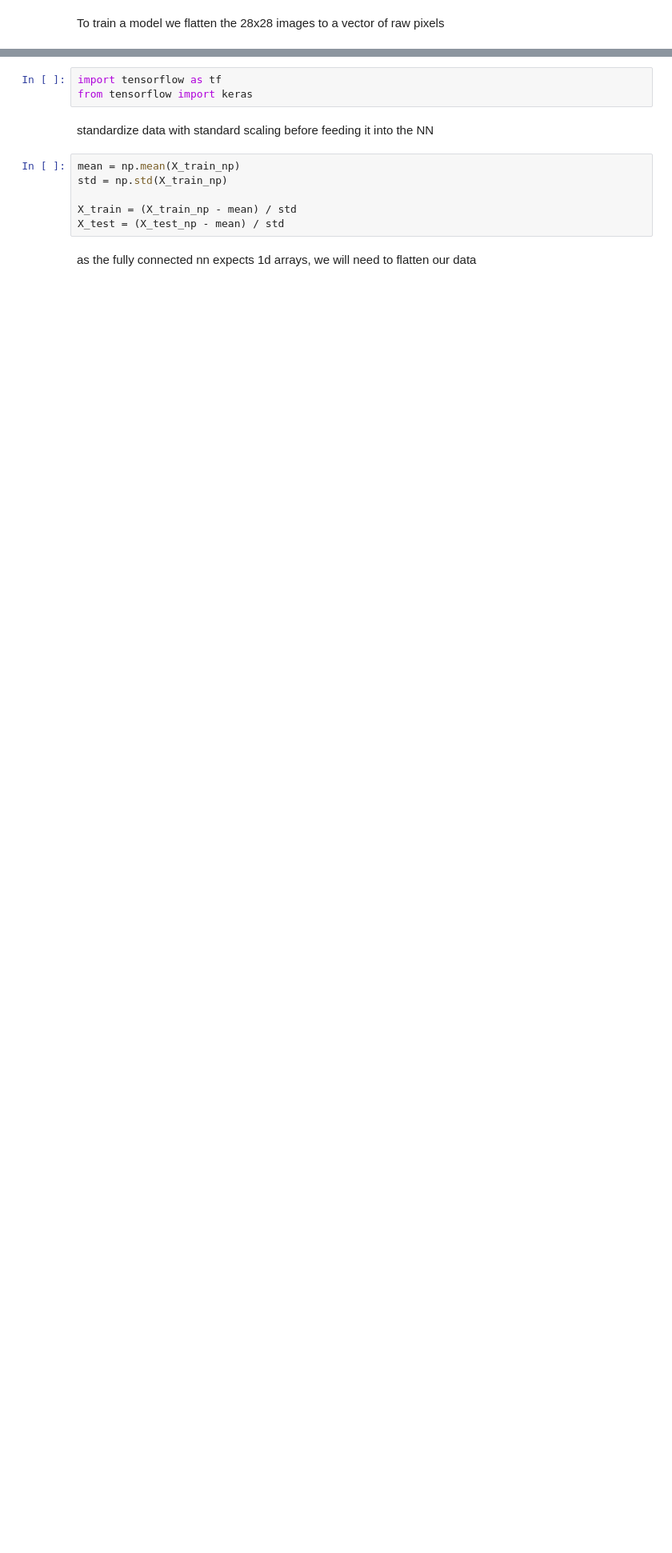
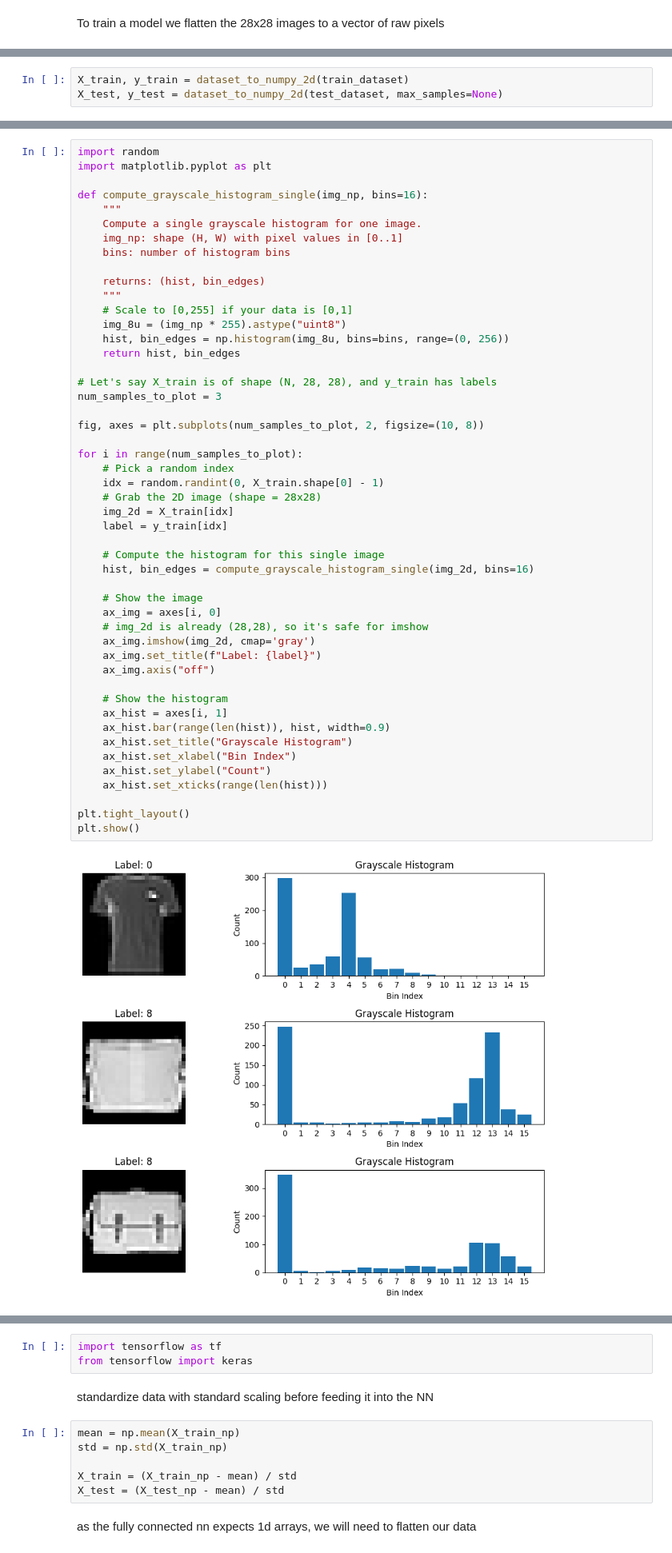
Before and after one commit to gonlyplease/deep-learning-image, a Jupyter notebook: notebooks/timexperimentation.ipynb, the cells around one changed output, grey strips where cells are left out. Shown at 80% size. Drawn from its saved outputs; the diff is of its cells as text; blank space fills up the shorter version.

```diff
--- a/notebooks/timexperimentation.ipynb
+++ b/notebooks/timexperimentation.ipynb
@@ -203,0 +166,3 @@ weighted avg       0.84      0.84      0.84     10000
+# %%
+X_train, y_train = dataset_to_numpy_2d(train_dataset)
+X_test, y_test = dataset_to_numpy_2d(test_dataset, max_samples=None)
@@ -203,0 +207,51 @@ weighted avg       0.84      0.84      0.84     10000
+# %%
+import random
+import matplotlib.pyplot as plt
+
+def compute_grayscale_histogram_single(img_np, bins=16):
+    """
+    Compute a single grayscale histogram for one image.
+    img_np: shape (H, W) with pixel values in [0..1]
+    bins: number of histogram bins
+
+    returns: (hist, bin_edges)
+    """
+    # Scale to [0,255] if your data is [0,1]
+    img_8u = (img_np * 255).astype("uint8")
+    hist, bin_edges = np.histogram(img_8u, bins=bins, range=(0, 256))
+    return hist, bin_edges
+
+# Let's say X_train is of shape (N, 28, 28), and y_train has labels
+num_samples_to_plot = 3
+
+fig, axes = plt.subplots(num_samples_to_plot, 2, figsize=(10, 8))
+
+for i in range(num_samples_to_plot):
+    # Pick a random index
+    idx = random.randint(0, X_train.shape[0] - 1)
+    # Grab the 2D image (shape = 28x28)
+    img_2d = X_train[idx]
+    label = y_train[idx]
+
+    # Compute the histogram for this single image
+    hist, bin_edges = compute_grayscale_histogram_single(img_2d, bins=16)
+
+    # Show the image
+    ax_img = axes[i, 0]
+    # img_2d is already (28,28), so it's safe for imshow
+    ax_img.imshow(img_2d, cmap='gray')
+    ax_img.set_title(f"Label: {label}")
+    ax_img.axis("off")
+
+    # Show the histogram
+    ax_hist = axes[i, 1]
+    ax_hist.bar(range(len(hist)), hist, width=0.9)
+    ax_hist.set_title("Grayscale Histogram")
+    ax_hist.set_xlabel("Bin Index")
+    ax_hist.set_ylabel("Count")
+    ax_hist.set_xticks(range(len(hist)))
+
+plt.tight_layout()
+plt.show()
+# %% [output]
+[figure, added]
```
Also changed, not shown: parts of 71 cells of this notebook.
